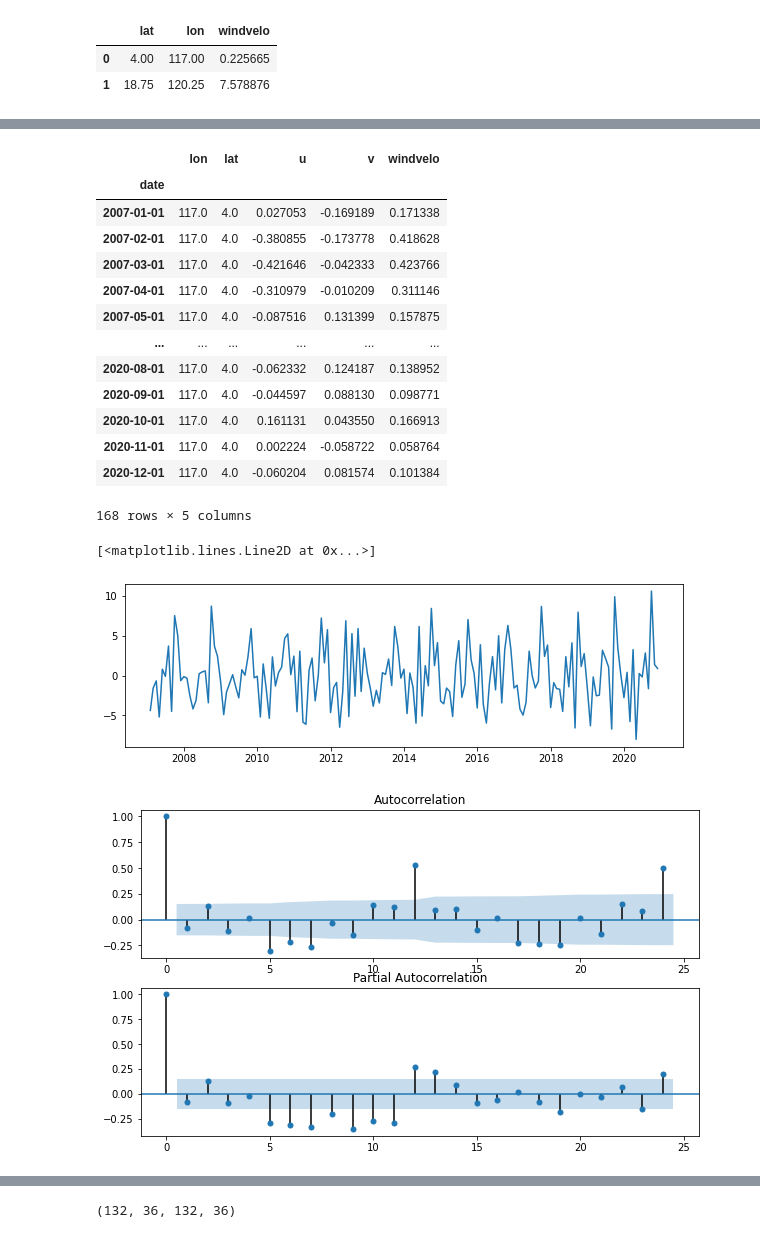
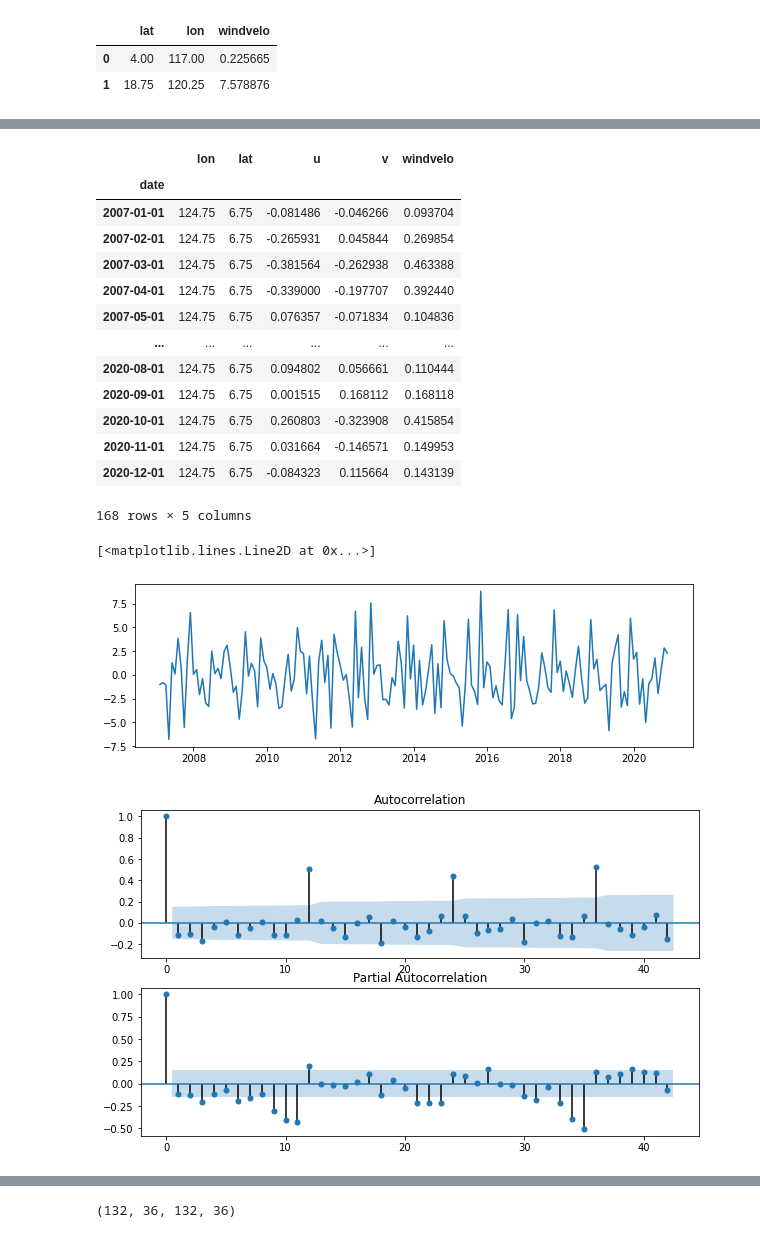
Before and after one commit to janpasia/eskwelabs-capstone, a Jupyter notebook: 07_wind_velocity_time_series.ipynb, the cells around one changed output, grey strips where cells are left out. Saved outputs shown, nothing was run; the diff lists cells and outputs as text; code cells hidden in the pictures.

```diff
--- a/07_wind_velocity_time_series.ipynb
+++ b/07_wind_velocity_time_series.ipynb
@@ -52,6 +89,6 @@ target_df
 # %%
-maxv_df = df[(df.lon == target_df[1:2].lon.values[0]) \
-             & (df.lat == target_df[1:2].lat.values[0])].set_index("date", drop=True)
+maxv_df = df[(df.lon == 122.0) \
+             & (df.lat == 11.75)].set_index("date", drop=True)
 maxv_df
 # %% [output]
 |  | lon | lat | u | v | windvelo |
@@ -70,22 +107,22 @@ maxv_df
 168 rows × 5 columns
 # %%
-minv_df = df[(df.lon == target_df[0:1].lon.values[0]) \
-             & (df.lat == target_df[0:1].lat.values[0])].set_index("date", drop=True)
+minv_df = df[(df.lon == 124.75) \
+             & (df.lat == 6.75)].set_index("date", drop=True)
 minv_df
 # %% [output]
 |  | lon | lat | u | v | windvelo |
 | date |  |  |  |  |  |
-| 2007-01-01 | 117.0 | 4.0 | 0.027053 | -0.169189 | 0.171338 |
-| 2007-02-01 | 117.0 | 4.0 | -0.380855 | -0.173778 | 0.418628 |
-| 2007-03-01 | 117.0 | 4.0 | -0.421646 | -0.042333 | 0.423766 |
-| 2007-04-01 | 117.0 | 4.0 | -0.310979 | -0.010209 | 0.311146 |
-| 2007-05-01 | 117.0 | 4.0 | -0.087516 | 0.131399 | 0.157875 |
+| 2007-01-01 | 124.75 | 6.75 | -0.081486 | -0.046266 | 0.093704 |
+| 2007-02-01 | 124.75 | 6.75 | -0.265931 | 0.045844 | 0.269854 |
+| 2007-03-01 | 124.75 | 6.75 | -0.381564 | -0.262938 | 0.463388 |
+| 2007-04-01 | 124.75 | 6.75 | -0.339000 | -0.197707 | 0.392440 |
+| 2007-05-01 | 124.75 | 6.75 | 0.076357 | -0.071834 | 0.104836 |
 | ... | ... | ... | ... | ... | ... |
-| 2020-08-01 | 117.0 | 4.0 | -0.062332 | 0.124187 | 0.138952 |
-| 2020-09-01 | 117.0 | 4.0 | -0.044597 | 0.088130 | 0.098771 |
-| 2020-10-01 | 117.0 | 4.0 | 0.161131 | 0.043550 | 0.166913 |
-| 2020-11-01 | 117.0 | 4.0 | 0.002224 | -0.058722 | 0.058764 |
-| 2020-12-01 | 117.0 | 4.0 | -0.060204 | 0.081574 | 0.101384 |
+| 2020-08-01 | 124.75 | 6.75 | 0.094802 | 0.056661 | 0.110444 |
+| 2020-09-01 | 124.75 | 6.75 | 0.001515 | 0.168112 | 0.168118 |
+| 2020-10-01 | 124.75 | 6.75 | 0.260803 | -0.323908 | 0.415854 |
+| 2020-11-01 | 124.75 | 6.75 | 0.031664 | -0.146571 | 0.149953 |
+| 2020-12-01 | 124.75 | 6.75 | -0.084323 | 0.115664 | 0.143139 |
 168 rows × 5 columns
 # %%
 fig = plt.figure(figsize=(10,3))
@@ -94,16 +131,16 @@ ax = fig.add_subplot(111)
 plt.plot(maxv_df["windvelo"].interpolate().diff()[1:])
 # %% [output]
 [<matplotlib.lines.Line2D at 0x...>]
-[figure, old version]
+[figure, new version]
 # %%
 fig = plt.figure(figsize=(10,6))
 ax1 = fig.add_subplot(211)
 ax2 = fig.add_subplot(212)
 
-acf = plot_acf(maxv_df["windvelo"].interpolate().diff()[1:], lags=24, ax=ax1)
-pacf = plot_pacf(maxv_df["windvelo"].interpolate().diff()[1:], lags=24, ax=ax2)
+acf = plot_acf(maxv_df["windvelo"].interpolate().diff()[1:], lags=42, ax=ax1)
+pacf = plot_pacf(maxv_df["windvelo"].interpolate().diff()[1:], lags=42, ax=ax2)
 # %% [output]
-[figure, old version]
+[figure, new version]
 # %%
 fig = plt.figure(figsize=(10,3))
 ax = fig.add_subplot(111)
```
Also changed, not shown: parts of 44 cells of this notebook.
